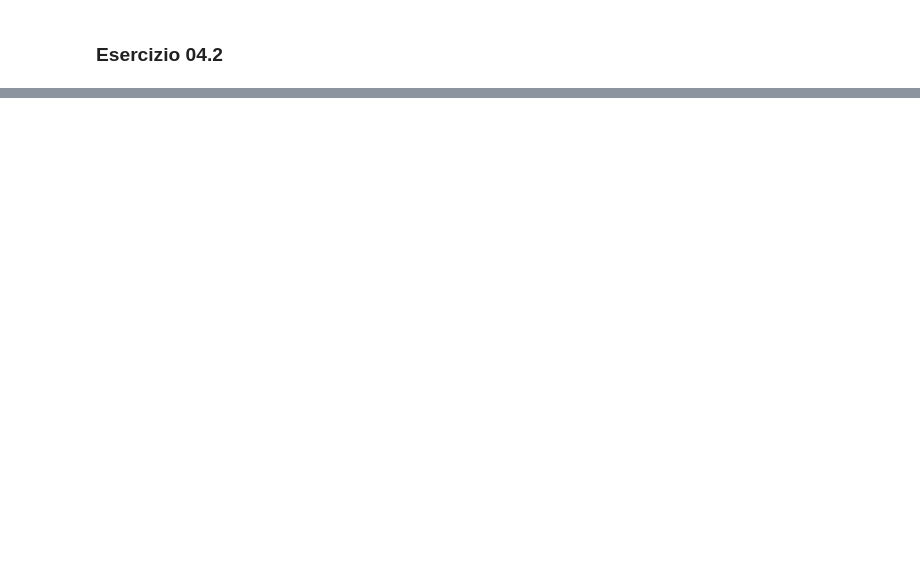
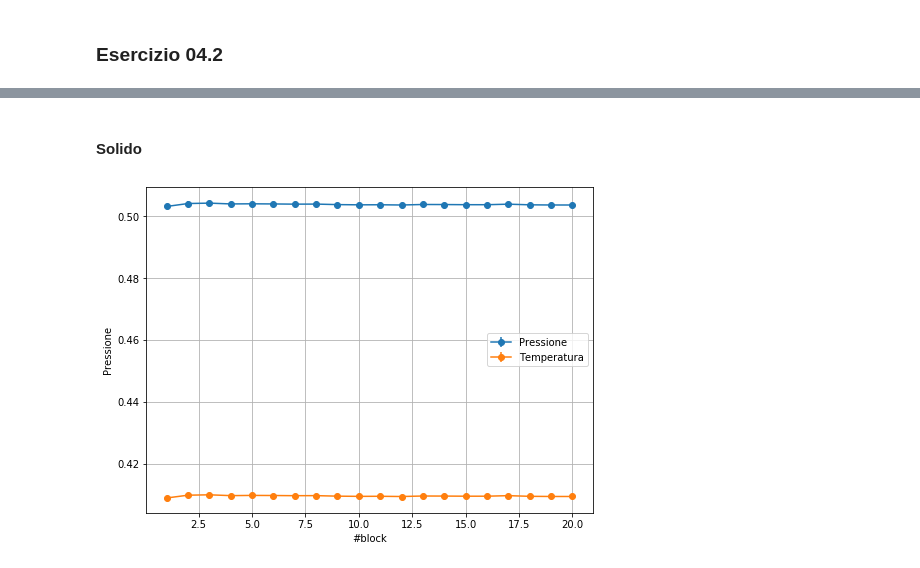
Before and after one commit to dariopullia/Numerical_Simulations_Lab, a Jupyter notebook: 04/Lezione4.ipynb, the cells around one changed output, grey strips where cells are left out. Saved outputs shown, nothing was run; the diff lists cells and outputs as text; code cells hidden in the pictures; blank space fills up the shorter version.

```diff
--- a/04/Lezione4.ipynb
+++ b/04/Lezione4.ipynb
@@ -52,0 +60,25 @@ plt.show()
+# %% [markdown]
+#### Solido
+# %%
+pres, presErr= np.loadtxt("data02/solid/output_pres.dat", usecols=(2,3), delimiter=' ', unpack='true')
+Etot, EtotErr= np.loadtxt("data02/solid/output_etot.dat", usecols=(2,3), delimiter=' ', unpack='true')
+Epot, EpotErr= np.loadtxt("data02/solid/output_epot.dat", usecols=(2,3), delimiter=' ', unpack='true')
+Ekin, EkinErr= np.loadtxt("data02/solid/output_ekin.dat", usecols=(2,3), delimiter=' ', unpack='true')
+Temp, TempErr= np.loadtxt("data02/solid/output_temp.dat", usecols=(2,3), delimiter=' ', unpack='true')
+
+
+x = np.arange(N)+1
+fig=plt.figure(figsize=(8, 6))
+
+plt.errorbar(x,pres, yerr=presErr, marker="o", label="Pressione")
+plt.errorbar(x,Temp, yerr=TempErr, marker="o", label="Temperatura")
+
+
+plt.xlabel('#block')
+plt.ylabel('Pressione')
+#plt.axhline(y = 14.97579, color = 'r', linestyle = '-',label="Call Price with Analytical method")
+plt.grid(True)
+plt.legend()
+plt.show()
+# %% [output]
+[figure, added]
```
Also changed, not shown: parts of 10 cells of this notebook, 30 other files.
